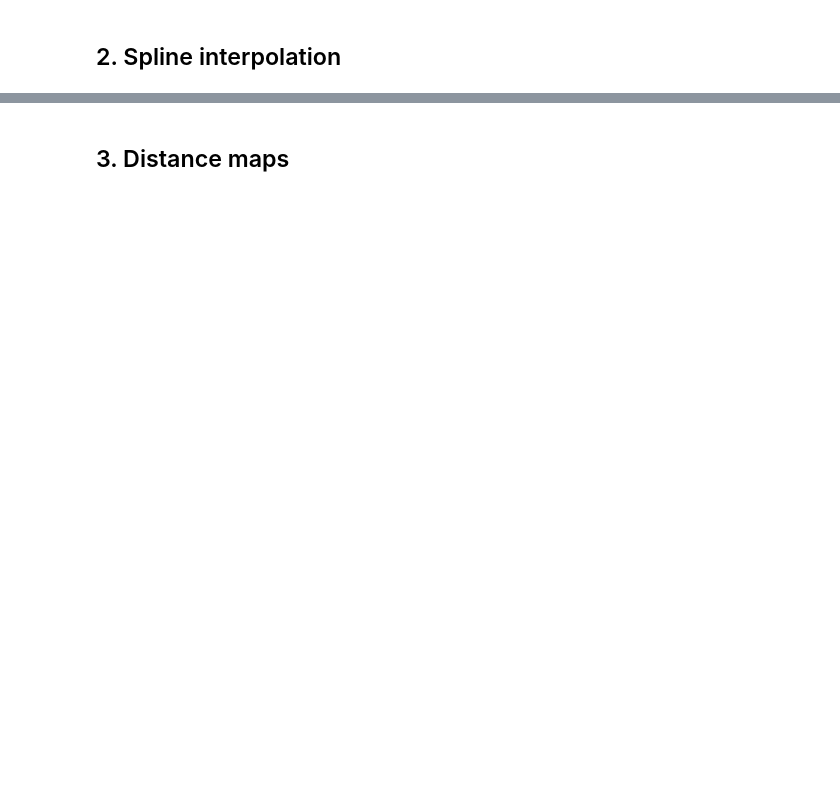
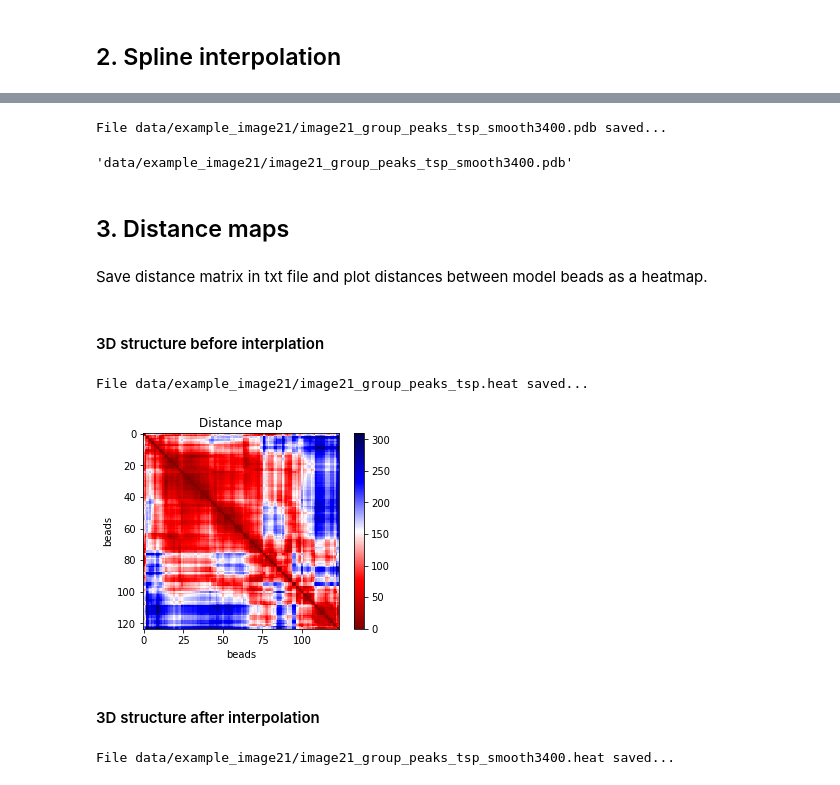
Before and after one commit to SFGLab/ChromoLooping, a Jupyter notebook: image_driven_modeling.ipynb, the cells around one changed output, grey strips where cells are left out. Drawn from its saved outputs; the diff is of its cells as text; code cells hidden in the pictures; blank space fills up the shorter version.

Commit message:
finalized Jupyter notebook modelling example

```diff
--- a/image_driven_modeling.ipynb
+++ b/image_driven_modeling.ipynb
@@ -11,0 +12,2 @@ ImportError: cannot import name 'Spot'
+# %%
+pdb_file = "data/example_image21/image21_group_peaks.pdb"
@@ -15,0 +28,6 @@ pdb_peaks_file =
+# %%
+tsp_pdb = pdb_file[:-4] + "_tsp.pdb"
+in_points = load_points(infile=pdb_file)
+graph = squareform(pdist(in_points))
+arranged_points = run_image_tsp(graph=graph, points=in_points, endpoints=None, optimization_steps=10)
+save_pdb(points=arranged_points, filename=tsp_pdb, connect=True)
@@ -18,2 +44,14 @@ pdb_peaks_file =
+# %%
+beads = 3400
+out_smooth = tsp_pdb[:-4] + f'_smooth{beads}.pdb'
+points = load_points(tsp_pdb)
+ref_dist = refdist(points, beads)
+new_points = spline(points, ref_dist, max_beads=beads)
+save_pdb(new_points, out_smooth)
+# %% [output]
+File data/example_image21/image21_group_peaks_tsp_smooth3400.pdb saved...
+'data/example_image21/image21_group_peaks_tsp_smooth3400.pdb'
 # %% [markdown]
 ## 3. Distance maps
+# %% [markdown]
+Save distance matrix in txt file and plot distances between model beads as a heatmap.
@@ -19,0 +61,18 @@ pdb_peaks_file =
+# %% [markdown]
+#### 3D structure before interplation
+# %%
+heat_file = tsp_pdb[:-4] + ".heat"
+# %%
+distance_matrix(tsp_pdb, heat_file)
+# %% [output]
+File data/example_image21/image21_group_peaks_tsp.heat saved...
+# %%
+cmap = "seismic_r"
+heatmap = np.loadtxt(heat_file)
+image_outfile = f"{heat_file[:-5]}_{cmap}.png"
+title = 'Distance map'
+show(heatmap, gamma=1, out_file_name=image_outfile, title=title, cmap=cmap, show_map=True)
+# %% [output]
+[figure, added]
+# %% [markdown]
+#### 3D structure after interpolation
@@ -19,0 +81,4 @@ pdb_peaks_file =
+# %%
+distance_matrix(out_smooth, heat_file_smooth)
+# %% [output]
+File data/example_image21/image21_group_peaks_tsp_smooth3400.heat saved...
```
Also changed, not shown: parts of 15 cells of this notebook, 13 other files.
